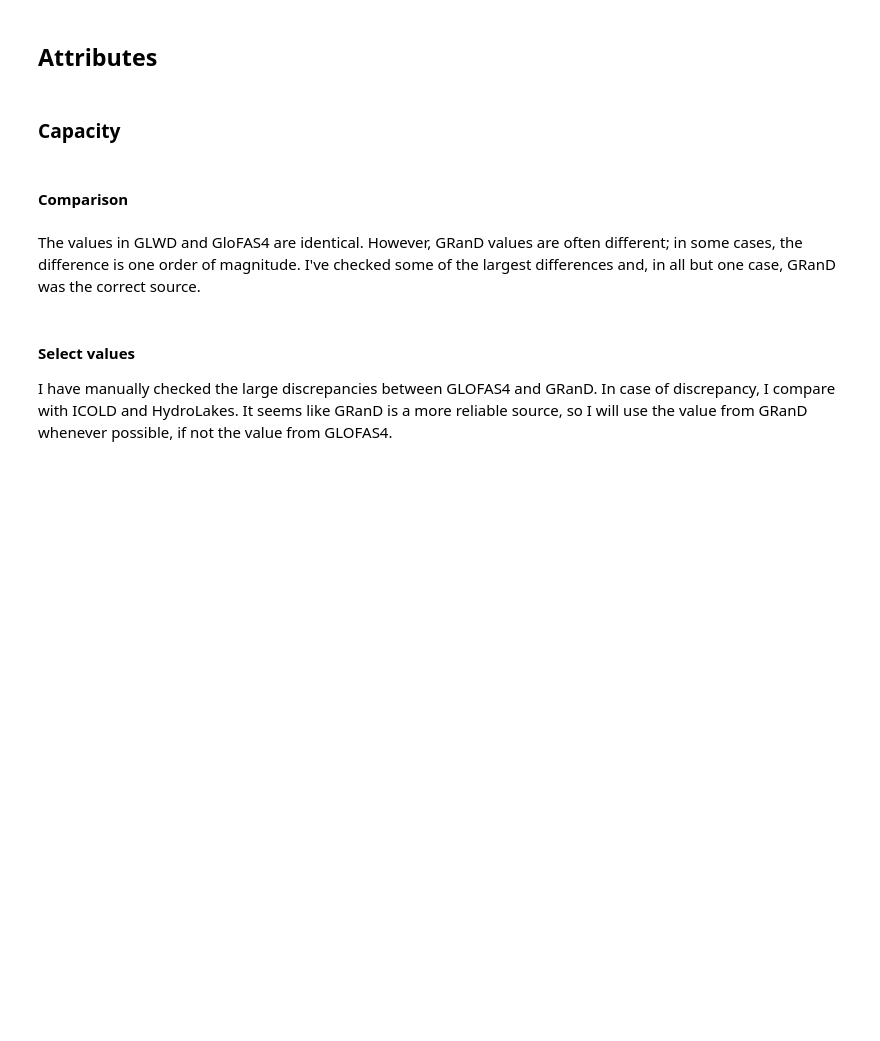
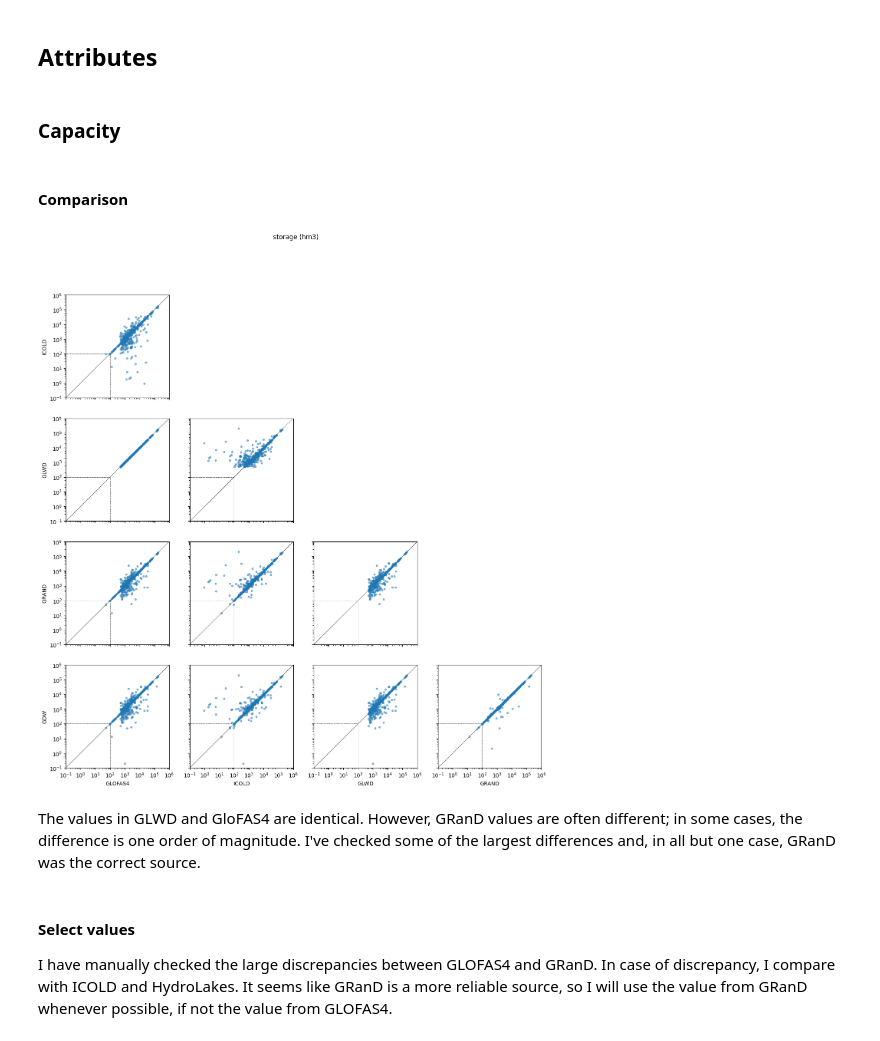
Before and after one commit to casadoj/lisflood-reservoirs, a Jupyter notebook: notebook/GloFAS5/1.2_GloFAS_reservoir_tables.ipynb, the cells around one changed output. Drawn from its saved outputs; the diff is of its cells as text; code cells hidden in the pictures; blank space fills up the shorter version.

```diff
--- a/notebook/GloFAS5/1.2_GloFAS_reservoir_tables.ipynb
+++ b/notebook/GloFAS5/1.2_GloFAS_reservoir_tables.ipynb
@@ -294,11 +261,13 @@ glofas5.head()
 # load raw dataset
 grand = gpd.read_file(PATH_GRAND / 'GRanD_dams_v1_3.shp')
 grand.replace({-99: np.nan}, inplace=True)
+cols_years = ['YEAR', 'ALT_YEAR', 'REM_YEAR']
+grand[cols_years] = grand[cols_years].astype('Int64')
 
-# connection between GRanD and ID
-map_grand_ID = {grand_id: ID for ID, grand_id in zip(glofas5.index, glofas5.GRAND_ID) if not pd.isna(grand_id)}
-grand['ID'] = grand.GRAND_ID.map(map_grand_ID).astype('Int64')
-grand = grand[grand.ID.notnull()]
-grand.set_index('ID', drop=True, inplace=True)
+# connection between GRanD and glofas5
+map_grand_idx = {grand_id: idx for idx, grand_id in glofas5.GRAND_ID.items() if not pd.isna(grand_id)}
+grand[idx_name] = grand.GRAND_ID.map(map_grand_idx).astype('Int64')
+grand = grand[grand[idx_name].notnull()]
+grand.set_index(idx_name, drop=True, inplace=True)
 
 print(grand.shape)
@@ -319,10 +290,10 @@ glwd = pd.concat((glwd1, glwd2), axis=0)
 if not glwd.shape[0] == glofas5.GLWD_ID.nunique():
     print('The number of lakes in "glwd" does not match the number of lakes in "glofas5" with assigned GLWD_ID')
 
-# connection between GLWD and ID
-map_glwd_ID = {glwd_id: ID for ID, glwd_id in glofas5.GLWD_ID.items() if not pd.isna(glwd_id)}
-glwd['ID'] = glwd.GLWD_ID.map(map_glwd_ID).astype('Int64')
-glwd = glwd[glwd.ID.notnull()]
-glwd.set_index('ID', drop=True, inplace=True)
+# connection between GLWD and glofas5
+map_glwd_idx = {glwd_id: idx for idx, glwd_id in glofas5.GLWD_ID.items() if not pd.isna(glwd_id)}
+glwd[idx_name] = glwd.GLWD_ID.map(map_glwd_idx).astype('Int64')
+glwd = glwd[glwd[idx_name].notnull()]
+glwd.set_index(idx_name, drop=True, inplace=True)
 
 print(glwd.shape)
@@ -333,9 +306,9 @@ print(glwd.shape)
 icold = gpd.read_file(PATH_ICOLD / 'ICOLD_global.shp')
 
 # connection between ICOLD and ID
-map_icold_ID = {icold_id: ID for ID, icold_id in glofas5.INT_CODE.items() if pd.notna(icold_id)}
-icold['ID'] = icold.Int_Code.map(map_icold_ID).astype('Int64')
-icold = icold[icold.ID.notnull()]
-icold.set_index('ID', drop=True, inplace=True)
+map_icold_idx = {icold_id: idx for idx, icold_id in glofas5.INT_CODE.items() if pd.notna(icold_id)}
+icold[idx_name] = icold.Int_Code.map(map_icold_idx).astype('Int64')
+icold = icold[icold[idx_name].notnull()]
+icold.set_index(idx_name, drop=True, inplace=True)
 
 print(icold.shape)
@@ -344,11 +319,14 @@ print(icold.shape)
 # %% [markdown]
 ### Capacity
 # %%
-capacity = pd.DataFrame(index=glofas5.index, columns=['GLOFAS4', 'GRAND', 'GLWD', 'ICOLD', 'GLOFAS5', 'SOURCE'], dtype=float)
+capacity = pd.DataFrame(index=glofas5.index, columns=['GLOFAS4', 'GDW', 'GRAND', 'GLWD', 'ICOLD', 'GLOFAS5', 'SOURCE'], dtype=float)
 capacity.SOURCE = capacity.SOURCE.astype(str)
 
 # GLOFAS4
 capacity.loc[glofas4.index, 'GLOFAS4'] = glofas4.stor
+
+# GDW
+capacity.loc[gdw.index, 'GDW'] = gdw.CAP_MCM
 
 # GRanD
 capacity.loc[grand.index, 'GRAND'] = grand.CAP_MCM
@@ -362,14 +340,16 @@ capacity.loc[icold.index, 'ICOLD'] = icold.Res_Vol.values * 1e-3
 #### Comparison
 # %%
 compare_attributes(
-    capacity[['GLOFAS4', 'ICOLD', 'GLWD', 'GRAND']],
+    capacity[['GLOFAS4', 'ICOLD', 'GLWD', 'GRAND', 'GDW']],
     thr=MIN_VOLUME,
     vmin=1e-1,
     vmax=1e6,
     title='storage (hm3)',
     scale='log',
 )
 plt.savefig(PATH_OUT / 'plots' / 'storage_pairplot.jpg', dpi=300, bbox_inches='tight')
+# %% [output]
+[figure, added]
 # %% [markdown]
 The values in GLWD and GloFAS4 are identical. However, GRanD values are often different; in some cases, the difference is one order of magnitude. I've checked some of the largest differences and, in all but one case, GRanD was the correct source.
 # %%
```
Also changed, not shown: parts of 84 cells of this notebook, 1 other file.
